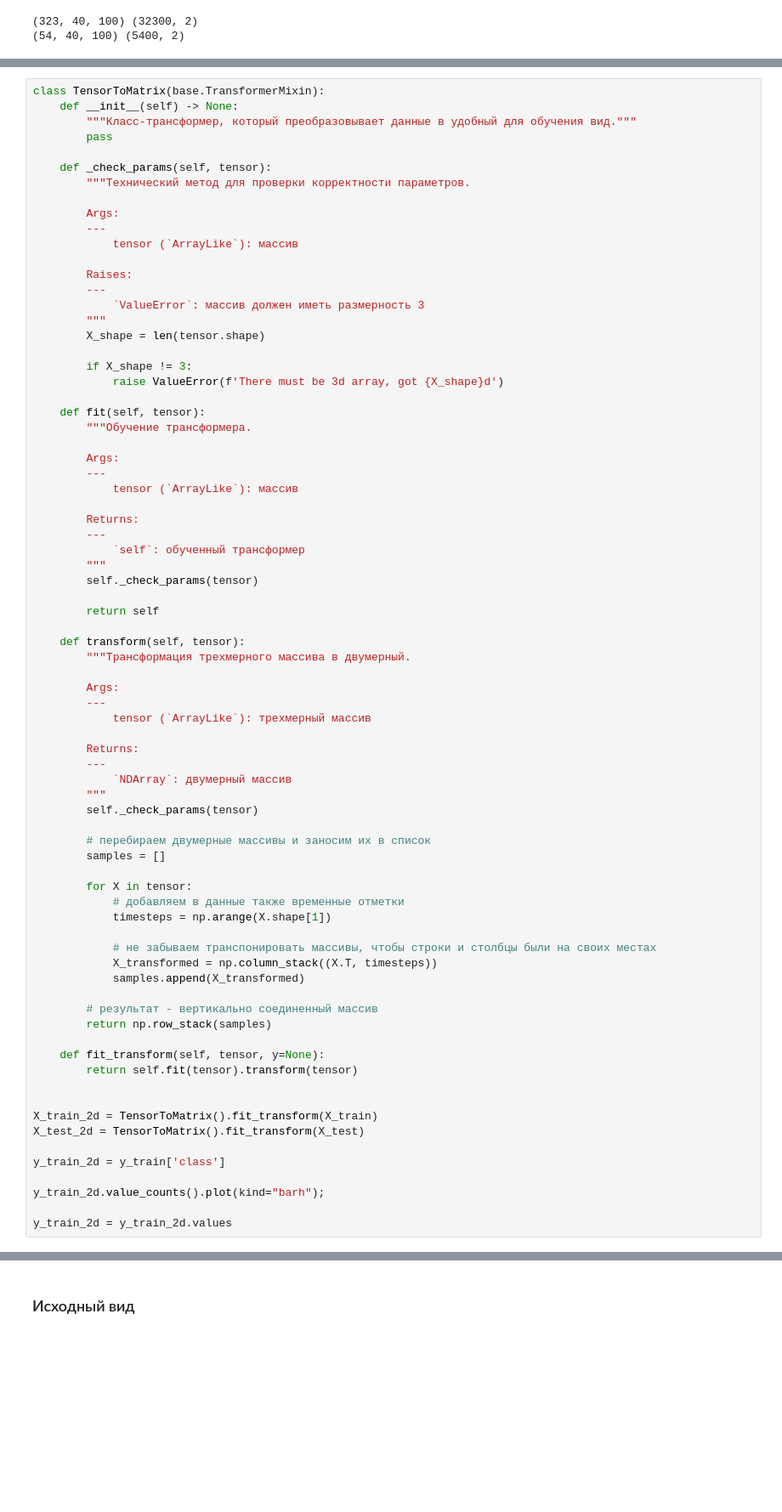
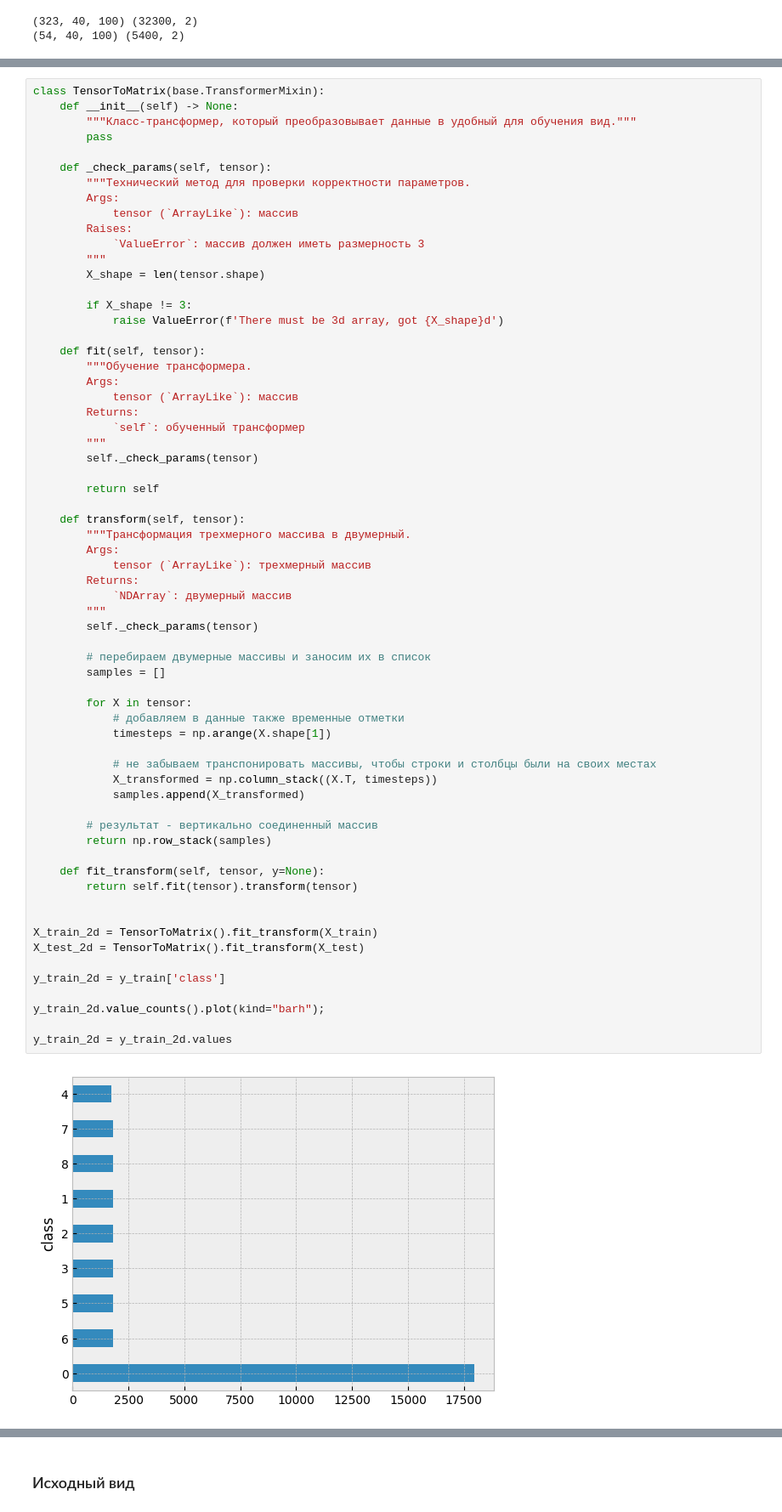
Before and after one commit to khav-i/nn_works, a Jupyter notebook: Motorica SkillFactory internship test task 2023-12/motorika_tf.ipynb, the cells around one changed output, grey strips where cells are left out. Shown: that part at 85% size. Drawn from its saved outputs; the diff is of its cells as text; blank space fills up the shorter version.

```diff
--- a/Motorica SkillFactory internship test task 2023-12/motorika_tf.ipynb
+++ b/Motorica SkillFactory internship test task 2023-12/motorika_tf.ipynb
@@ -37,13 +41,9 @@ class TensorToMatrix(base.TransformerMixin):
 
     def _check_params(self, tensor):
         """Технический метод для проверки корректности параметров.
-
         Args:
-        ---
             tensor (`ArrayLike`): массив
-
         Raises:
-        ---
             `ValueError`: массив должен иметь размерность 3
         """
         X_shape = len(tensor.shape)
@@ -53,13 +53,9 @@ class TensorToMatrix(base.TransformerMixin):
 
     def fit(self, tensor):
         """Обучение трансформера.
-
         Args:
-        ---
             tensor (`ArrayLike`): массив
-
         Returns:
-        ---
             `self`: обученный трансформер
         """
         self._check_params(tensor)
@@ -68,40 +64,38 @@ class TensorToMatrix(base.TransformerMixin):
 
     def transform(self, tensor):
         """Трансформация трехмерного массива в двумерный.
-
         Args:
-        ---
             tensor (`ArrayLike`): трехмерный массив
-
         Returns:
-        ---
             `NDArray`: двумерный массив
         """
         self._check_params(tensor)
 
         # перебираем двумерные массивы и заносим их в список
         samples = []
 
         for X in tensor:
             # добавляем в данные также временные отметки
             timesteps = np.arange(X.shape[1])
 
             # не забываем транспонировать массивы, чтобы строки и столбцы были на своих местах
             X_transformed = np.column_stack((X.T, timesteps))
             samples.append(X_transformed)
 
         # результат - вертикально соединенный массив
         return np.row_stack(samples)
 
     def fit_transform(self, tensor, y=None):
         return self.fit(tensor).transform(tensor)
 
 
 X_train_2d = TensorToMatrix().fit_transform(X_train)
 X_test_2d = TensorToMatrix().fit_transform(X_test)
 
 y_train_2d = y_train['class']
 
 y_train_2d.value_counts().plot(kind="barh");
 
 y_train_2d = y_train_2d.values
+# %% [output]
+[figure, added]
```
Also changed, not shown: parts of 16 cells of this notebook.
